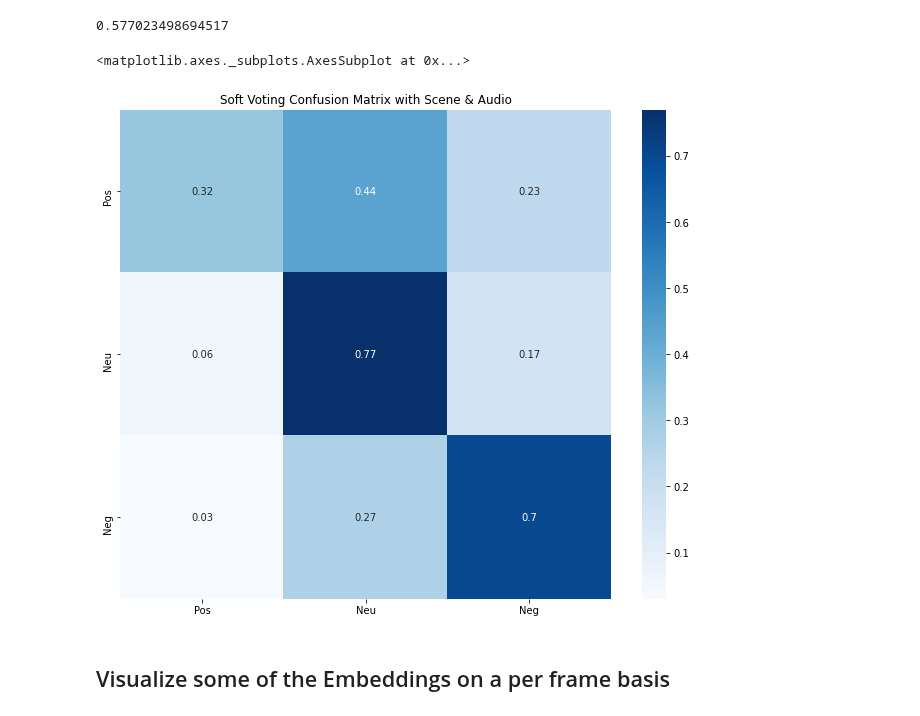
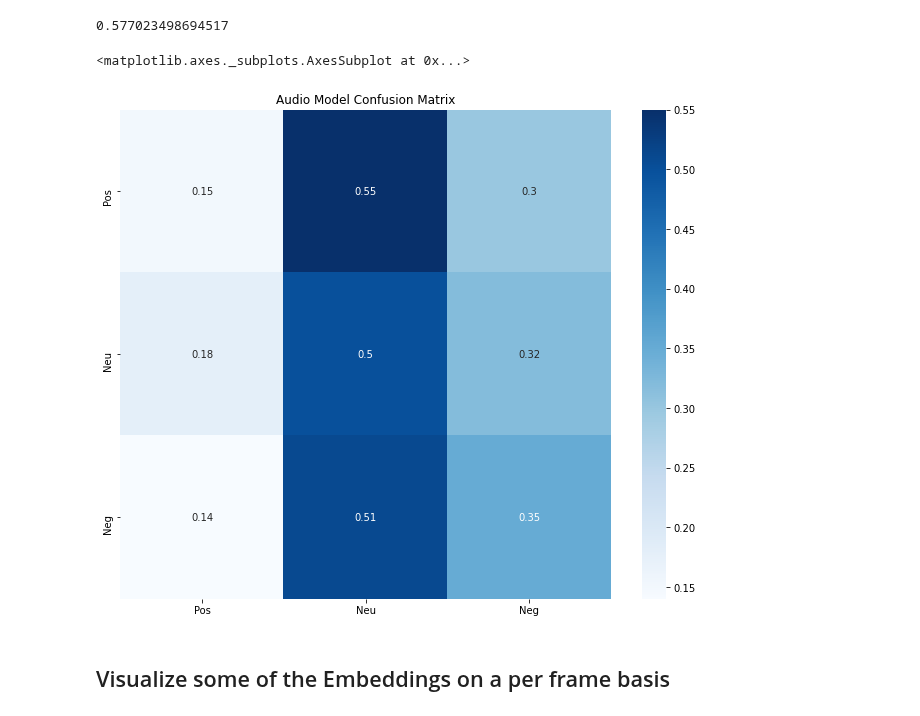
Before and after one commit to fusical/emotiw, a Jupyter notebook: notebooks/1.0-la-audio-error-analysis.ipynb, the cells around one changed output. Drawn from its saved outputs; the diff is of its cells as text; code cells hidden in the pictures.

```diff
--- a/notebooks/1.0-la-audio-error-analysis.ipynb
+++ b/notebooks/1.0-la-audio-error-analysis.ipynb
@@ -131,28 +131,28 @@ f1_score(Y_val, Y_class, average='micro')
 # %%
 from sklearn import metrics
 import pandas as pd
 import seaborn as sn
 
 import matplotlib.pyplot as plt
 
 
 classes=['Pos' , 'Neu' , 'Neg']
 
 con_mat = tf.math.confusion_matrix(labels=Y_val, predictions=Y_class).numpy()
 
 con_mat_norm = np.around(con_mat.astype('float') / con_mat.sum(axis=1)[:, np.newaxis], decimals=2)
 
 con_mat_df = pd.DataFrame(con_mat_norm,
                   index = classes,
                   columns = classes)
 
 
 figure = plt.figure(figsize=(11, 9))
-plt.title("Soft Voting Confusion Matrix with Scene & Audio")
+plt.title("Audio Model Confusion Matrix")
 sn.heatmap(con_mat_df, annot=True,cmap=plt.cm.Blues)
 # %% [output]
 <matplotlib.axes._subplots.AxesSubplot at 0x...>
-[figure, old version]
+[figure, new version]
 # %% [markdown]
 ## Visualize some of the Embeddings on a per frame basis
 # %%
```
